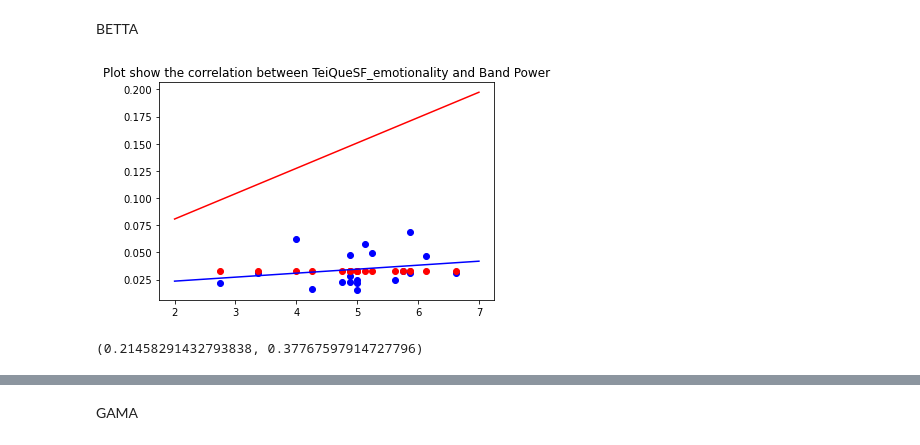
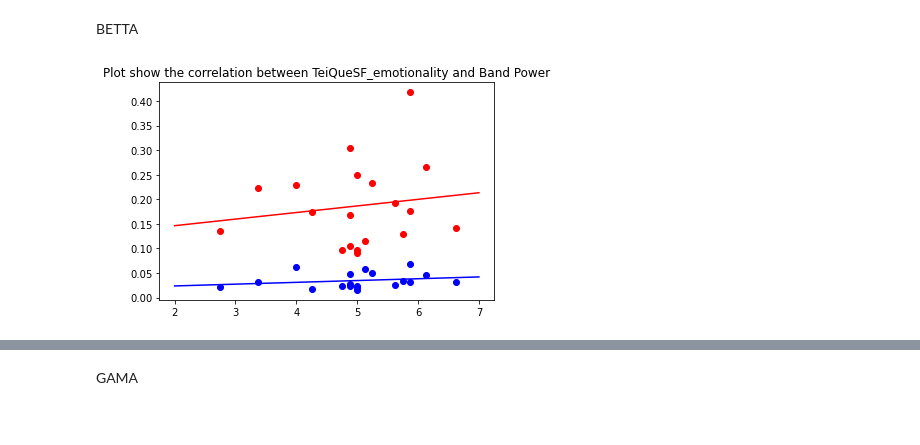
Before and after one commit to LaiaNO/EEG, a Jupyter notebook: 23_11_2020_FULL.ipynb, the cells around one changed output, grey strips where cells are left out. Cells and saved outputs as stored; diff of their text form; code cells hidden in the pictures.

```diff
--- a/23_11_2020_FULL.ipynb
+++ b/23_11_2020_FULL.ipynb
@@ -261,7 +266,7 @@ pacient_theta_EC = []
 pacient_delta_EC = []
 
 for pacient in EO_EC_Pacients:
-    chanels_betta_EC = []
+    chanels_betta = []
     chanels_gama = []
     chanels_alpha = []
     chanels_theta = []
@@ -270,7 +275,7 @@ for pacient in EO_EC_Pacients:
     for chane in EC_Epochs:
         for epoch in chane:
             f_beta = bandpower(epoch, 250, [13, 32], window_sec=5, relative=True)
-            chanels_betta_EC.append(f_beta)
+            chanels_betta.append(f_beta)
             #gamma
             f_gama = bandpower(epoch, 250, [32, 100], window_sec=5, relative=True)
             chanels_gama.append(f_gama)
@@ -368,54 +326,6 @@ def calcul(sorted_list_EO, TeiQueSF_emotionality, pacient_beta):
 # %% [markdown]
 BETTA
-# %%
-from operator import itemgetter
-all_info = []
-x_corr = []
-y_corr = []
-for i in range(0, len(sorted_list_EO)):
-    hename = sorted_list_EO[i]
-    hename = str(hename[:-7])
-    if hename in names:
-        indices = [i for i, s in enumerate(names) if hename in s]
-        x = (float(TeiQueSF_emotionality[int(indices[0])]))
-        x_corr.append(x)
-        y = (float(pacient_beta[i]))
-        y_corr.append(y)
-        plt.scatter(x,y, c='b')
-
-    hename = sorted_list_EC[i]
-    hename = str(hename[:-7])
-    if hename in names:
-        indices = [i for i, s in enumerate(names) if hename in s]
-        x = (float(TeiQueSF_emotionality[int(indices[0])]))
-        x_corr_EC.append(x)
-        y = (float(pacient_beta_EC[i]))
-        y_corr_EC.append(y)
-        plt.scatter(x,y, c='r')
-
-#LINE EC
-z = np.poly1d(np.polyfit(x_corr, y_corr, 1))
-y_len = np.array(len(y_corr))
-xp = np.linspace(2, 7, y_len)
-y = z(xp)
-plt.plot(xp, y, c='b')
-
-#LINE EO
-z = np.poly1d(np.polyfit(x_corr_EC, y_corr_EC, 1))
-y_len = np.array(len(y_corr_EC))
-xp = np.linspace(2, 7, y_len)
-y = z(xp)
-plt.plot(xp, y, c='r')
-
-#LINE EC VS EO
-
-
-#PLOT ALL POINTS
-plt.title('Plot show the correlation between TeiQueSF_emotionality and Band Power')
-plt.show()
-print(stats.pearsonr(x_corr, y_corr))
-# %% [output]
-[figure, removed]
-(0.21458291432793838, 0.37767597914727796)
 # %%
-calcul(sorted_list_EO, TeiQueSF_emotionality, pacient_beta_EC)
+calcul(names, sorted_list_EO, sorted_list_EC, TeiQueSF_emotionality, pacient_beta_EO, pacient_beta_EC, 2, 7)
+# %% [output]
+[figure, added]
```
Also changed, not shown: parts of 19 cells of this notebook, 1 other file.
